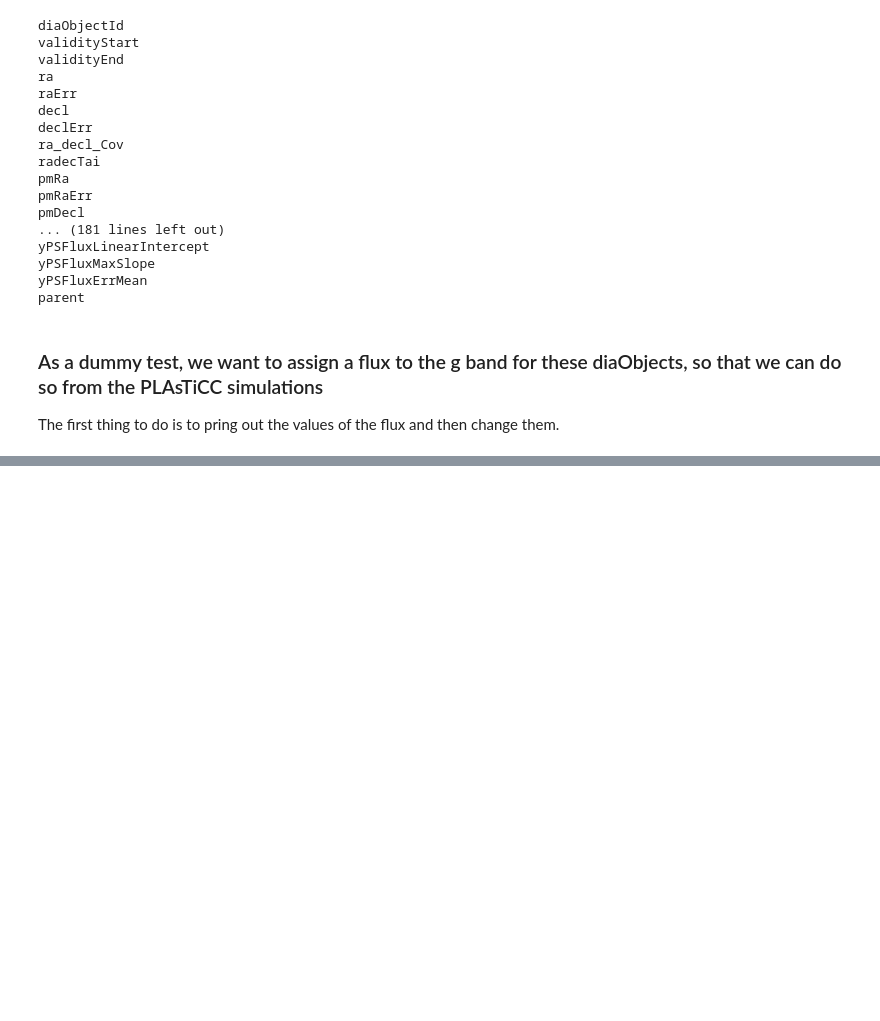
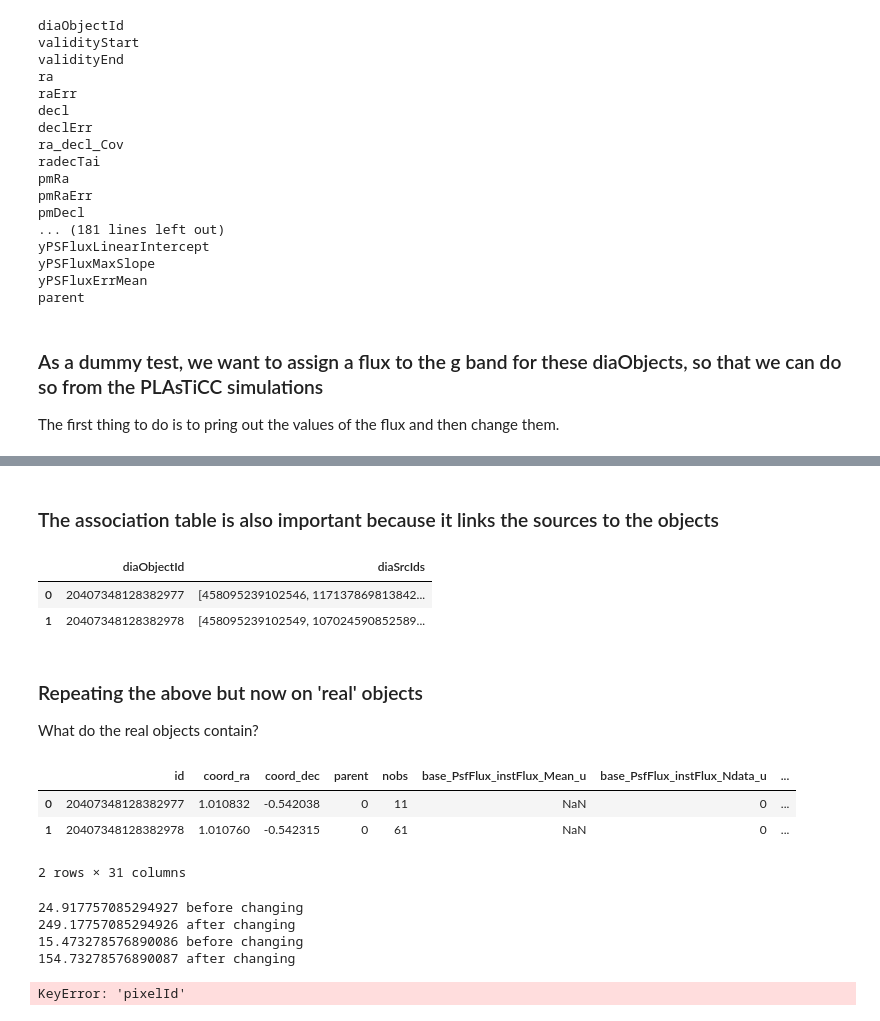
Before and after one commit to LSSTDESC/plasticc_alerts, a Jupyter notebook: process.ipynb, the cells around one changed output, grey strips where cells are left out. Drawn from its saved outputs; the diff is of its cells as text; code cells hidden in the pictures; blank space fills up the shorter version.

Commit message:
incorporated the Tables.ipynb into process.ipynb

```diff
--- a/process.ipynb
+++ b/process.ipynb
@@ -440,0 +391,12 @@ AttributeError: 'NoneType' object has no attribute 'calibrateImage'
+# %%
+object_table_link = "/global/cscratch1/sd/bos0109/results/association_fix_test/diaObject_table.pqt"
+object_table = pd.read_parquet(object_table_link, engine='pyarrow')
+
+assoc_table_link = "/global/cscratch1/sd/bos0109/results/association_fix_test/assoc_table.pqt"
+assoc_table = pd.read_parquet(assoc_table_link, engine='pyarrow')
+
+source_table_link = "/global/cscratch1/sd/bos0109/results/association_fix_test/full_table_diasrc.pqt"
+source_table = pd.read_parquet(source_table_link, engine='pyarrow')
+# %%
+object_table = object_table.head(2)
+assoc_table = assoc_table.head(2)
@@ -440,0 +429,34 @@ AttributeError: 'NoneType' object has no attribute 'calibrateImage'
+# %% [markdown]
+### The association table is also important because it links the sources to the objects
+# %%
+assoc_table
+# %% [output]
+|  | diaObjectId | diaSrcIds |
+| 0 | 20407348128382977 | [458095239102546, 117137869813842... |
+| 1 | 20407348128382978 | [458095239102549, 107024590852589... |
+# %% [markdown]
+### Repeating the above but now on 'real' objects
+What do the real objects contain?
+# %%
+object_table
+# %% [output]
+|  | id | coord_ra | coord_dec | parent | nobs | base_PsfFlux_instFlux_Mean_u | base_PsfFlux_instFlux_Ndata_u | ... |
+| 0 | 20407348128382977 | 1.010832 | -0.542038 | 0 | 11 | NaN | 0 | ... |
+| 1 | 20407348128382978 | 1.010760 | -0.542315 | 0 | 61 | NaN | 0 | ... |
+2 rows × 31 columns
+# %%
+for c,row in enumerate(object_table['base_PsfFlux_instFlux_Mean_z']):
+    print(object_table.loc[c,'base_PsfFlux_instFlux_Mean_z'], 'before changing')
+    row=row*10
+    object_table.loc[c,'base_PsfFlux_instFlux_Mean_z']=row
+    print(object_table.loc[c,'base_PsfFlux_instFlux_Mean_z'], 'after changing')
+# %% [output]
+24.917757085294927 before changing
+249.17757085294926 after changing
+15.473278576890086 before changing
+154.73278576890087 after changing
+# %%
+_roundTripThroughApdb(objects, sources, dateTime)
+_roundTripThroughApdb(object_table, source_table, dateTime)
+# %% [output]
+KeyError: 'pixelId'
```
Also changed, not shown: parts of 13 cells of this notebook.
